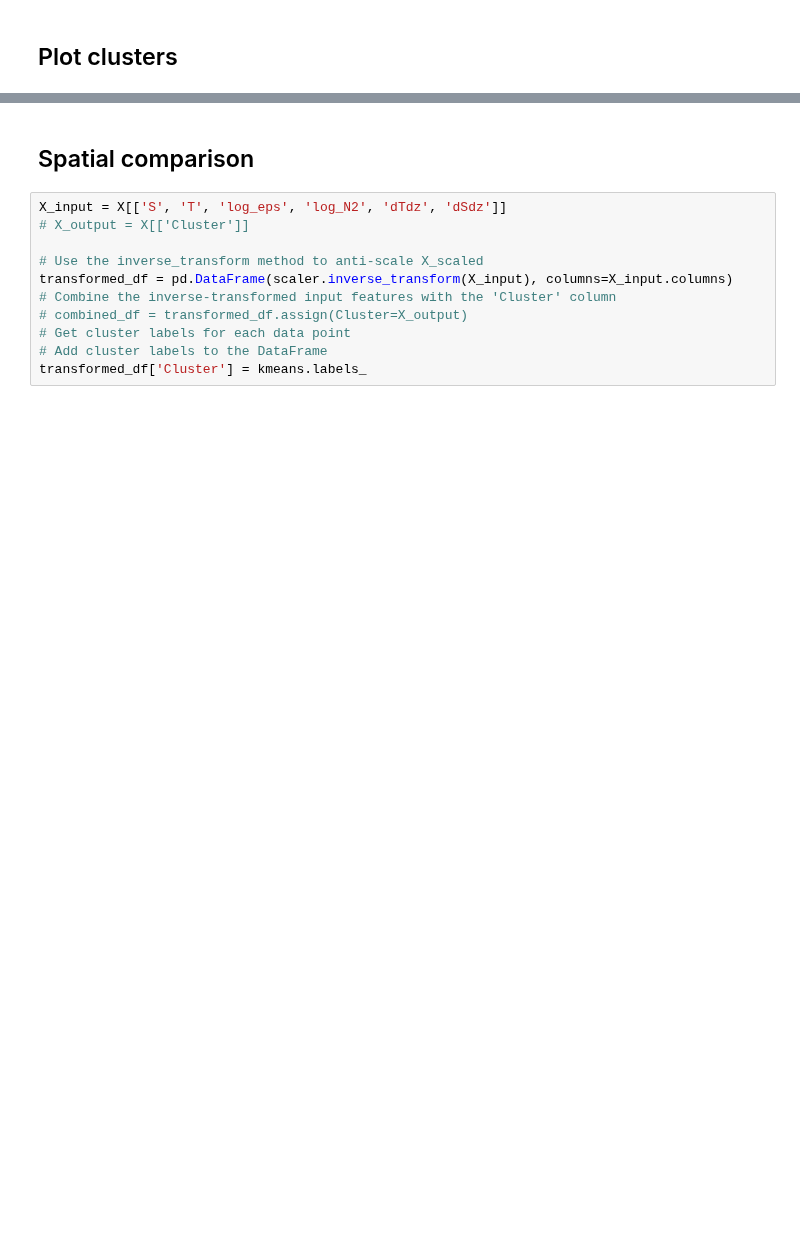
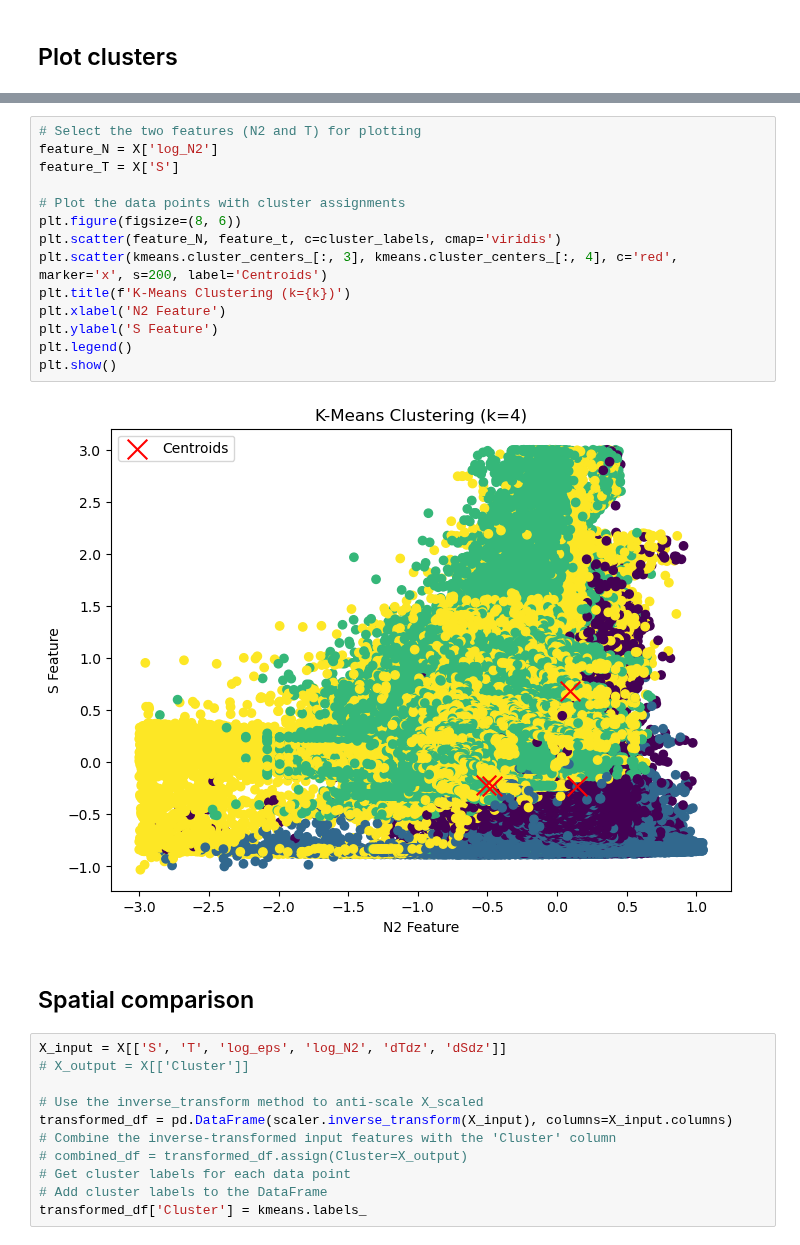
Before and after one commit to lisanneblok/ArcticTurbulence, a Jupyter notebook: notebooks/Clustering/k-clustering.ipynb, the cells around one changed output, grey strips where cells are left out. Saved outputs shown, nothing was run; the diff lists cells and outputs as text; blank space fills up the shorter version.

```diff
--- a/notebooks/Clustering/k-clustering.ipynb
+++ b/notebooks/Clustering/k-clustering.ipynb
@@ -151,3 +152,19 @@ plt.show()
+# %%
+# Select the two features (N2 and T) for plotting
+feature_N = X['log_N2']
+feature_T = X['S']
+
+# Plot the data points with cluster assignments
+plt.figure(figsize=(8, 6))
+plt.scatter(feature_N, feature_t, c=cluster_labels, cmap='viridis')
+plt.scatter(kmeans.cluster_centers_[:, 3], kmeans.cluster_centers_[:, 4], c='red', marker='x', s=200, label='Centroids')
+plt.title(f'K-Means Clustering (k={k})')
+plt.xlabel('N2 Feature')
+plt.ylabel('S Feature')
+plt.legend()
+plt.show()
+# %% [output]
+[figure, added]
 # %% [markdown]
 ## Spatial comparison
 # %%
```
Also changed, not shown: parts of 27 cells of this notebook, 1 other file.
